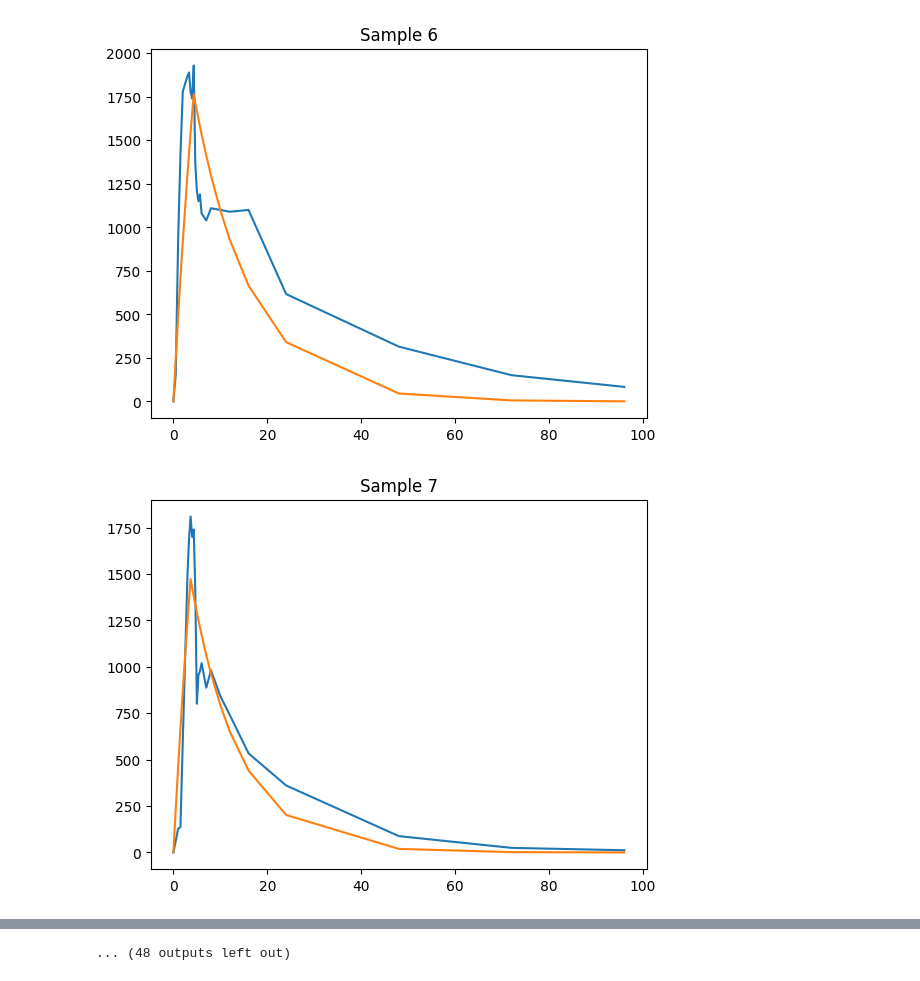
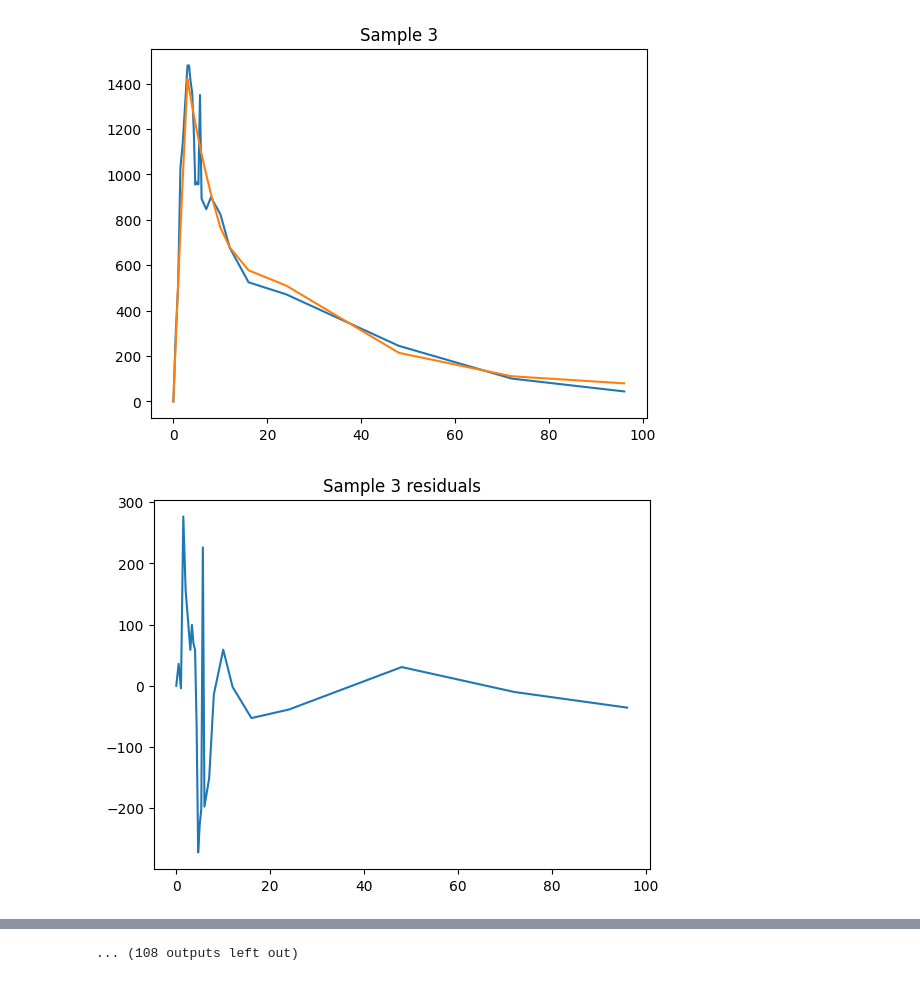
Before and after one commit to LumbaBalumba/yes-science, a Jupyter notebook: modelling.ipynb, the cells around one changed output, grey strips where cells are left out. Saved outputs shown, nothing was run; the diff lists cells and outputs as text; code cells hidden in the pictures.

Commit message:
ensembled PBFTPK

```diff
--- a/modelling.ipynb
+++ b/modelling.ipynb
@@ -10,17 +10,22 @@ from sklearn.preprocessing import MinMaxScaler as Scaler
 # %%
 from joblib import Parallel, delayed
 # %%
-def worker(i, t, X):
-    model = PBFTPK(alpha=1.0)
+def worker2(i, t, X):
+    plt.title(f"Sample {i}")
+    plt.plot(t, X)
+    model = EnsemblePBFTPK(n_models=30, alpha=0.8)
     model.fit(t, X)
     X_sample = model.sample(t)
 
-    plt.title(f"Sample {i}")
-    plt.plot(t, X)
     plt.plot(t, X_sample)
     plt.show()
 
+    plt.title(f"Sample {i} residuals")
+    plt.plot(t, X - X_sample)
+    plt.show()
+
+
     return X-X_sample
 # %%
-r = [worker(i, t, X) for i, (t, X) in enumerate(samples)]
+r = [worker2(i, t, X) for i, (t, X) in enumerate(samples)]
 # %% [output]
@@ -33,2 +38,2 @@ r = [worker(i, t, X) for i, (t, X) in enumerate(samples)]
-[figure, old version]
+[figure, new version]
-[figure, old version]
+[figure, new version]
@@ -39 +44 @@ r = [worker(i, t, X) for i, (t, X) in enumerate(samples)]
-... (48 outputs left out)
+... (108 outputs left out)
```
Also changed, not shown: parts of 5 cells of this notebook, 6 other files.
